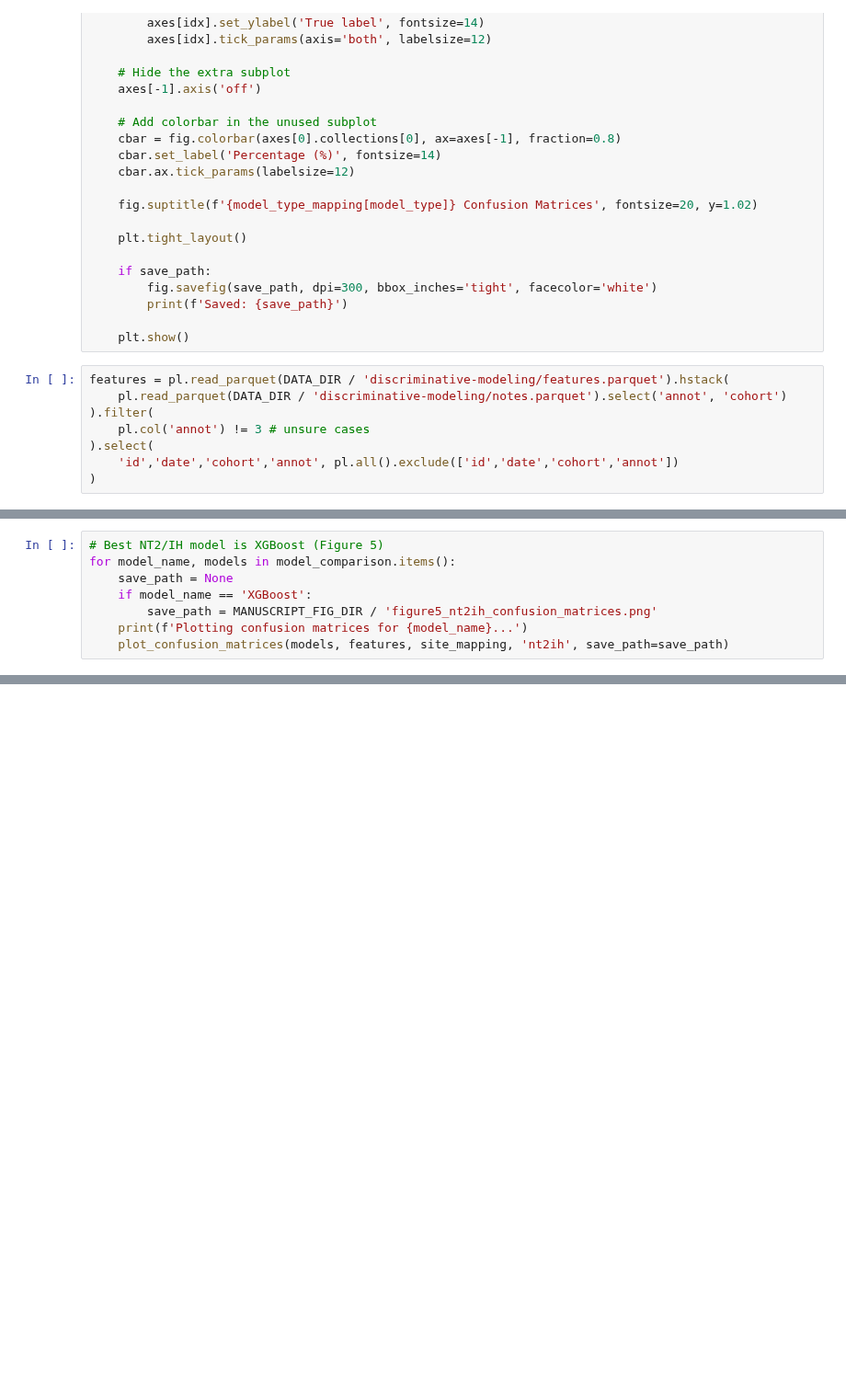
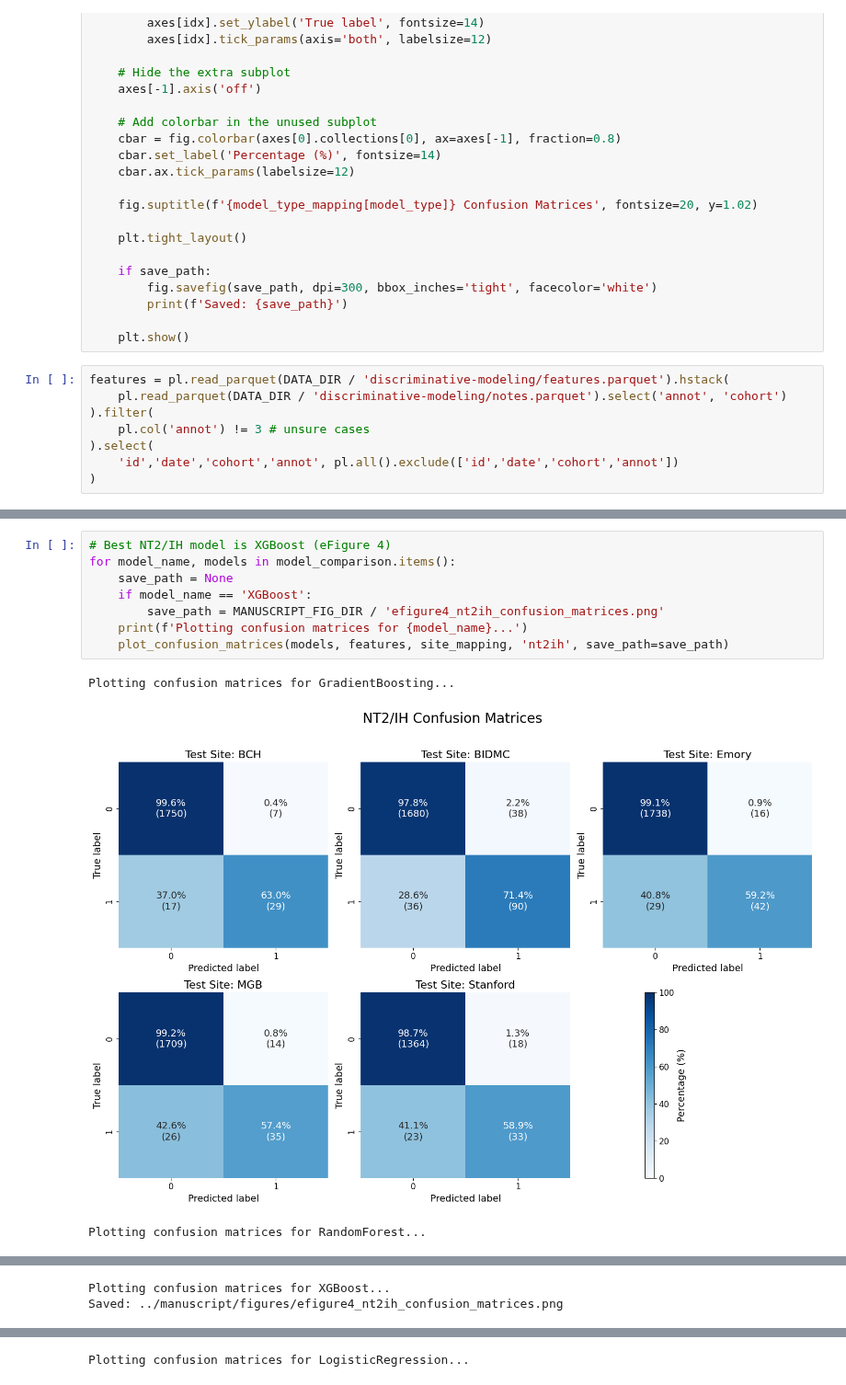
Before and after one commit to bdsp-core/NAX-Narcolepsy, a Jupyter notebook: paper_figures/confusion_matrices.ipynb, the cells around one changed output, grey strips where cells are left out. Shown at 92% size. Cells and saved outputs as stored; diff of their text form; blank space fills up the shorter version.

```diff
--- a/paper_figures/confusion_matrices.ipynb
+++ b/paper_figures/confusion_matrices.ipynb
@@ -178,8 +221,12 @@ model_comparison = {
 # %%
-# Best NT2/IH model is XGBoost (Figure 5)
+# Best NT2/IH model is XGBoost (eFigure 4)
 for model_name, models in model_comparison.items():
     save_path = None
     if model_name == 'XGBoost':
-        save_path = MANUSCRIPT_FIG_DIR / 'figure5_nt2ih_confusion_matrices.png'
+        save_path = MANUSCRIPT_FIG_DIR / 'efigure4_nt2ih_confusion_matrices.png'
     print(f'Plotting confusion matrices for {model_name}...')
     plot_confusion_matrices(models, features, site_mapping, 'nt2ih', save_path=save_path)
+# %% [output]
+Plotting confusion matrices for GradientBoosting...
+[figure, added]
+Plotting confusion matrices for RandomForest...
@@ -185,0 +234,2 @@ for model_name, models in model_comparison.items():
+Plotting confusion matrices for XGBoost...
+Saved: ../manuscript/figures/efigure4_nt2ih_confusion_matrices.png
@@ -185,0 +237 @@ for model_name, models in model_comparison.items():
+Plotting confusion matrices for LogisticRegression...
```
Also changed, not shown: parts of 4 cells of this notebook, 22 other files.
